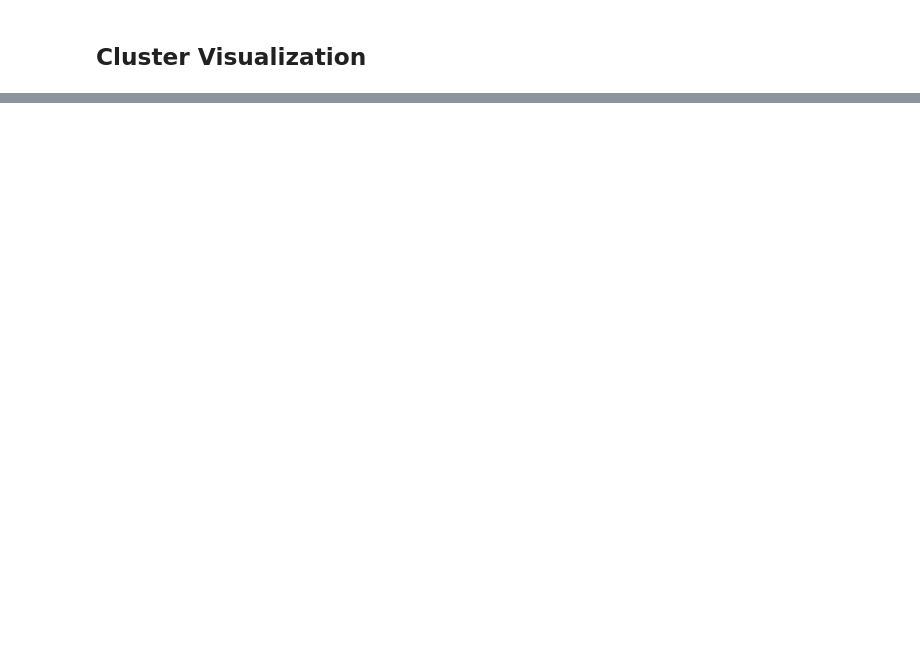
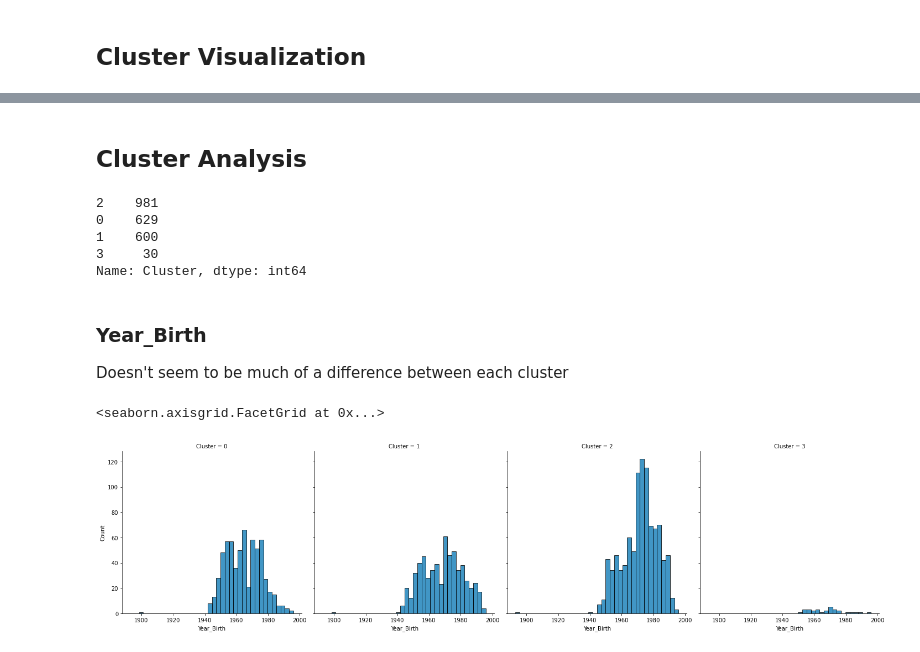
Before and after one commit to BBenicio/customer-personality, a Jupyter notebook: customer_personality.ipynb, the cells around one changed output, grey strips where cells are left out. Saved outputs shown, nothing was run; the diff lists cells and outputs as text; code cells hidden in the pictures; blank space fills up the shorter version.

Commit message:
analyse clusters and annotate notebook

```diff
--- a/customer_personality.ipynb
+++ b/customer_personality.ipynb
@@ -403,6 +446,7 @@ sns.heatmap(df.filter(like='AcceptedCmp').corr())
 # %% [markdown]
 ## Data preprocessing
 # %%
+df_raw = df.copy()
 df.drop(columns=['ID', 'Z_CostContact', 'Z_Revenue'], inplace=True)
 # %%
 df['Dt_Customer_Year'] = df['Dt_Customer'].dt.year
@@ -684,0 +720,21 @@ sns.relplot(data=plotdata, x='x', y='y', hue='labels', col='algs')
+# %% [markdown]
+## Cluster Analysis
+# %%
+clstr = AgglomerativeClustering(n_clusters=4).fit(X)
+labels = clstr.labels_
+df_results = df_raw.join(pd.Series(labels, name='Cluster'))
+df_results['Cluster'].value_counts()
+# %% [output]
+2    981
+0    629
+1    600
+3     30
+Name: Cluster, dtype: int64
+# %% [markdown]
+### Year_Birth
+Doesn't seem to be much of a difference between each cluster
+# %%
+sns.displot(data=df_results, x='Year_Birth', col='Cluster')
+# %% [output]
+<seaborn.axisgrid.FacetGrid at 0x...>
+[figure, added]
```
Also changed, not shown: parts of 82 cells of this notebook.
